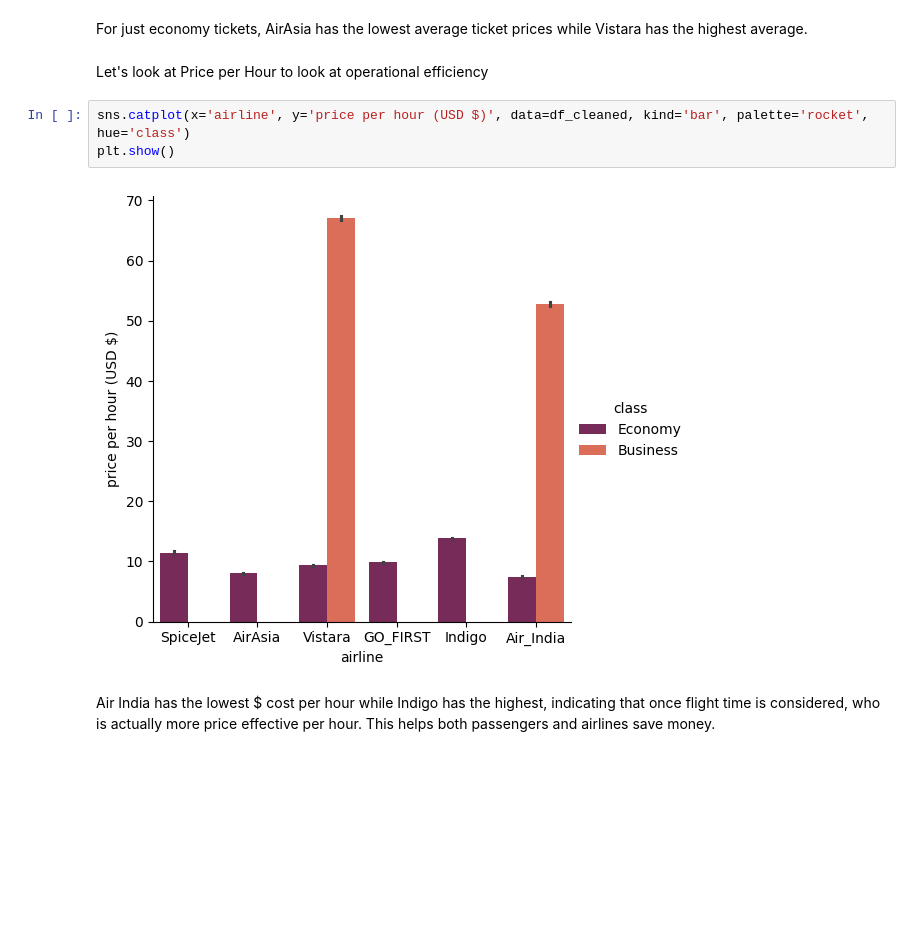
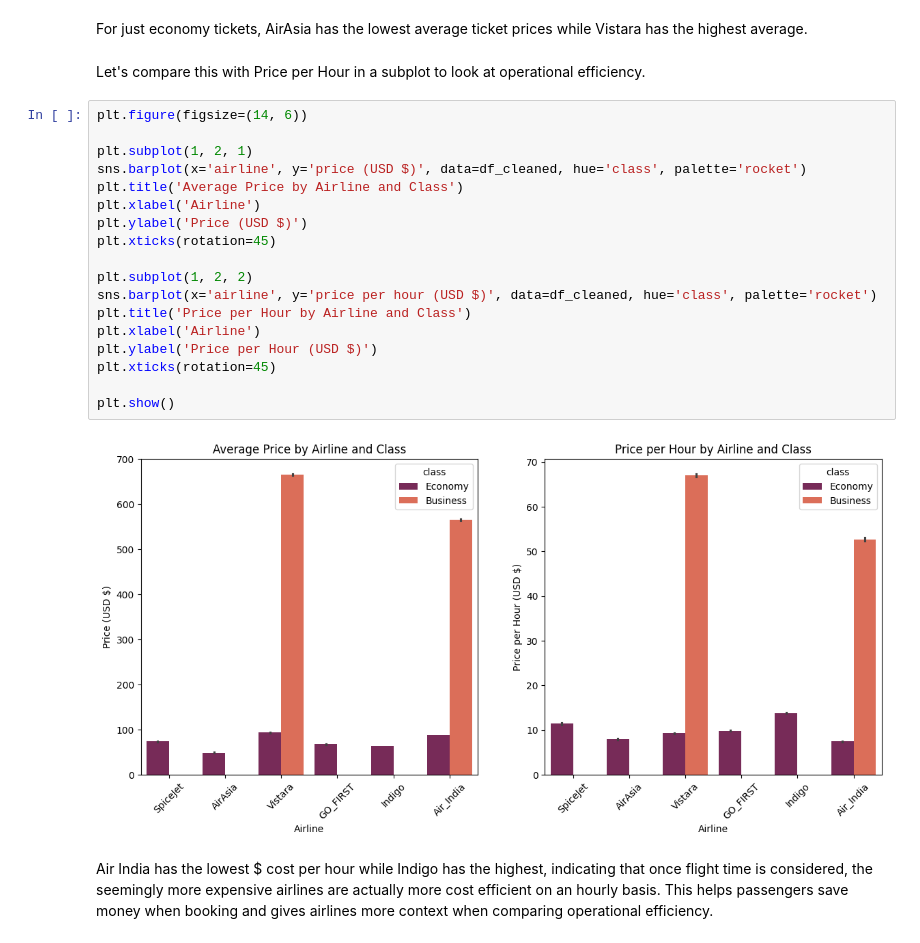
Before and after one commit to ImranQureshi25/Flight_Data_Analysis_Python_Project, a Jupyter notebook: Flight_Data_Analysis_Python_Project.ipynb, the cells around one changed output. Drawn from its saved outputs; the diff is of its cells as text; blank space fills up the shorter version.

```diff
--- a/Flight_Data_Analysis_Python_Project.ipynb
+++ b/Flight_Data_Analysis_Python_Project.ipynb
@@ -256,11 +256,26 @@ Looks like the reason Vistara and Air India have much higher averages because th
 # %% [markdown]
 For just economy tickets, AirAsia has the lowest average ticket prices while Vistara has the highest average.
 # %% [markdown]
-Let's look at Price per Hour to look at operational efficiency
+Let's compare this with Price per Hour in a subplot to look at operational efficiency.
-# %%
-sns.catplot(x='airline', y='price per hour (USD $)', data=df_cleaned, kind='bar', palette='rocket', hue='class')
-plt.show()
-# %% [output]
-[figure, removed]
+# %%
+plt.figure(figsize=(14, 6))
+
+plt.subplot(1, 2, 1)
+sns.barplot(x='airline', y='price (USD $)', data=df_cleaned, hue='class', palette='rocket')
+plt.title('Average Price by Airline and Class')
+plt.xlabel('Airline')
+plt.ylabel('Price (USD $)')
+plt.xticks(rotation=45)
+
+plt.subplot(1, 2, 2)
+sns.barplot(x='airline', y='price per hour (USD $)', data=df_cleaned, hue='class', palette='rocket')
+plt.title('Price per Hour by Airline and Class')
+plt.xlabel('Airline')
+plt.ylabel('Price per Hour (USD $)')
+plt.xticks(rotation=45)
+
+plt.show()
+# %% [output]
+[figure, added]
 # %% [markdown]
-Air India has the lowest $ cost per hour while Indigo has the highest, indicating that once flight time is considered, who is actually more price effective per hour. This helps both passengers and airlines save money.
+Air India has the lowest $ cost per hour while Indigo has the highest, indicating that once flight time is considered, the seemingly more expensive airlines are actually more cost efficient on an hourly basis. This helps passengers save money when booking and gives airlines more context when comparing operational efficiency.
```
